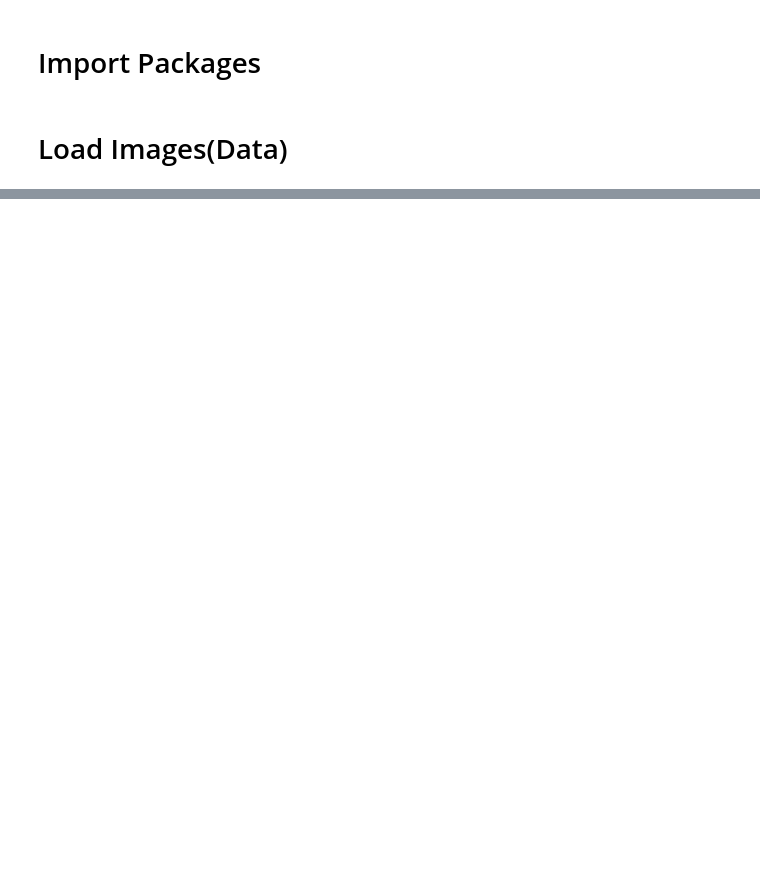
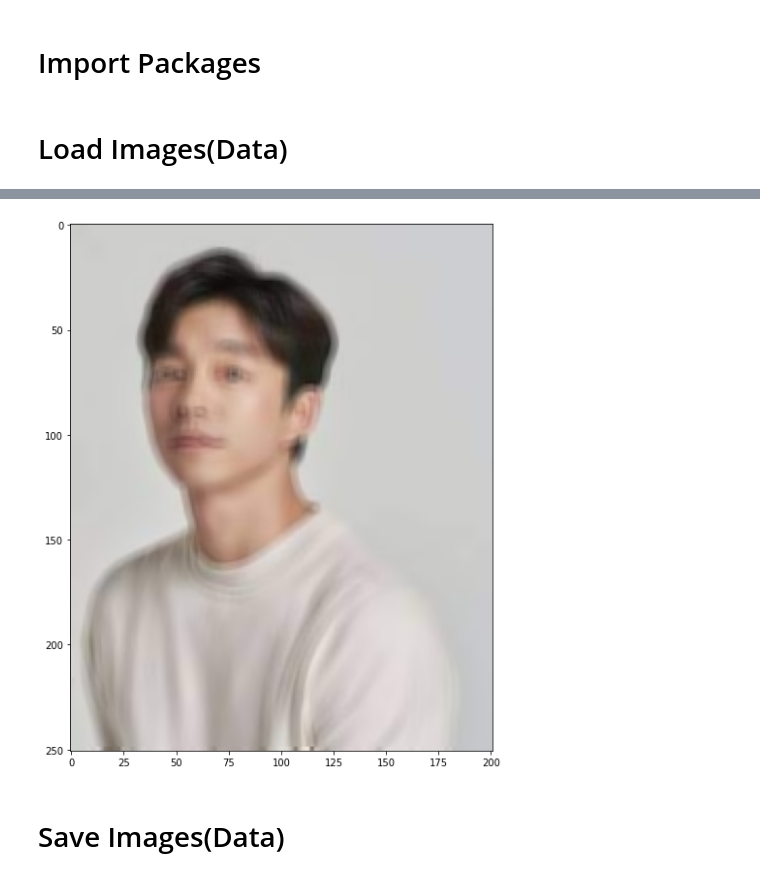
Before and after one commit to likelion-celeb/Data_Augmentation, a Jupyter notebook: Data_Augmentation.ipynb, the cells around one changed output, grey strips where cells are left out. Cells and saved outputs as stored; diff of their text form; code cells hidden in the pictures; blank space fills up the shorter version.

```diff
--- a/Data_Augmentation.ipynb
+++ b/Data_Augmentation.ipynb
@@ -167,0 +254,5 @@ class Image_Augmentation():
+# %%
+blur_image = augmentor.blur(image)
+show_image(blur_image)
+# %% [output]
+[figure, added]
@@ -167,0 +266,2 @@ class Image_Augmentation():
+# %% [markdown]
+# Save Images(Data)
```
Also changed, not shown: parts of 17 cells of this notebook.
